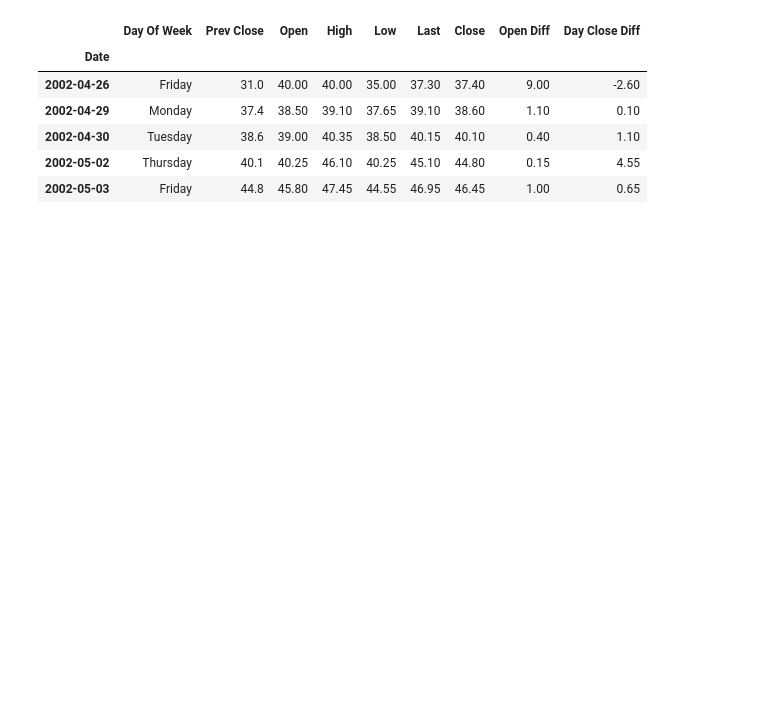
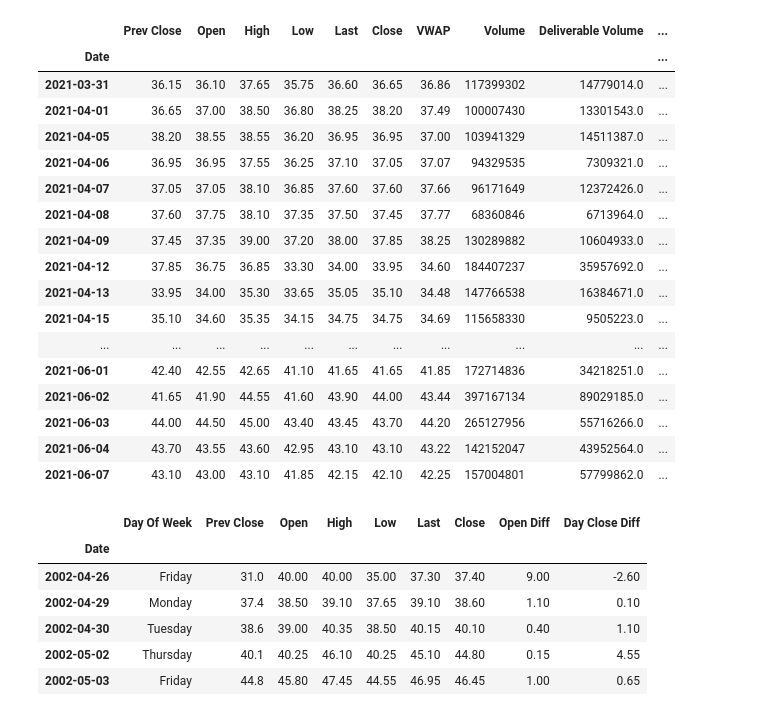
Before and after one commit to sonukumarraj007/share-market-analysis, a Jupyter notebook: share-price.ipynb, the cells around one changed output. Saved outputs shown, nothing was run; the diff lists cells and outputs as text; code cells hidden in the pictures; blank space fills up the shorter version.

```diff
--- a/share-price.ipynb
+++ b/share-price.ipynb
@@ -46,3 +48,24 @@ data.head()
+# %%
+data.tail(45)
+# %% [output]
+|  | Prev Close | Open | High | Low | Last | Close | VWAP | Volume | Deliverable Volume | ... |
+| Date |  |  |  |  |  |  |  |  |  | ... |
+| 2021-03-31 | 36.15 | 36.10 | 37.65 | 35.75 | 36.60 | 36.65 | 36.86 | 117399302 | 14779014.0 | ... |
+| 2021-04-01 | 36.65 | 37.00 | 38.50 | 36.80 | 38.25 | 38.20 | 37.49 | 100007430 | 13301543.0 | ... |
+| 2021-04-05 | 38.20 | 38.55 | 38.55 | 36.20 | 36.95 | 36.95 | 37.00 | 103941329 | 14511387.0 | ... |
+| 2021-04-06 | 36.95 | 36.95 | 37.55 | 36.25 | 37.10 | 37.05 | 37.07 | 94329535 | 7309321.0 | ... |
+| 2021-04-07 | 37.05 | 37.05 | 38.10 | 36.85 | 37.60 | 37.60 | 37.66 | 96171649 | 12372426.0 | ... |
+| 2021-04-08 | 37.60 | 37.75 | 38.10 | 37.35 | 37.50 | 37.45 | 37.77 | 68360846 | 6713964.0 | ... |
+| 2021-04-09 | 37.45 | 37.35 | 39.00 | 37.20 | 38.00 | 37.85 | 38.25 | 130289882 | 10604933.0 | ... |
+| 2021-04-12 | 37.85 | 36.75 | 36.85 | 33.30 | 34.00 | 33.95 | 34.60 | 184407237 | 35957692.0 | ... |
+| 2021-04-13 | 33.95 | 34.00 | 35.30 | 33.65 | 35.05 | 35.10 | 34.48 | 147766538 | 16384671.0 | ... |
+| 2021-04-15 | 35.10 | 34.60 | 35.35 | 34.15 | 34.75 | 34.75 | 34.69 | 115658330 | 9505223.0 | ... |
+| ... | ... | ... | ... | ... | ... | ... | ... | ... | ... | ... |
+| 2021-06-01 | 42.40 | 42.55 | 42.65 | 41.10 | 41.65 | 41.65 | 41.85 | 172714836 | 34218251.0 | ... |
+| 2021-06-02 | 41.65 | 41.90 | 44.55 | 41.60 | 43.90 | 44.00 | 43.44 | 397167134 | 89029185.0 | ... |
+| 2021-06-03 | 44.00 | 44.50 | 45.00 | 43.40 | 43.45 | 43.70 | 44.20 | 265127956 | 55716266.0 | ... |
+| 2021-06-04 | 43.70 | 43.55 | 43.60 | 42.95 | 43.10 | 43.10 | 43.22 | 142152047 | 43952564.0 | ... |
+| 2021-06-07 | 43.10 | 43.00 | 43.10 | 41.85 | 42.15 | 42.10 | 42.25 | 157004801 | 57799862.0 | ... |
 # %%
 # data.dtypes
 # data.shape
```
Also changed, not shown: parts of 7 cells of this notebook, 4 other files.
